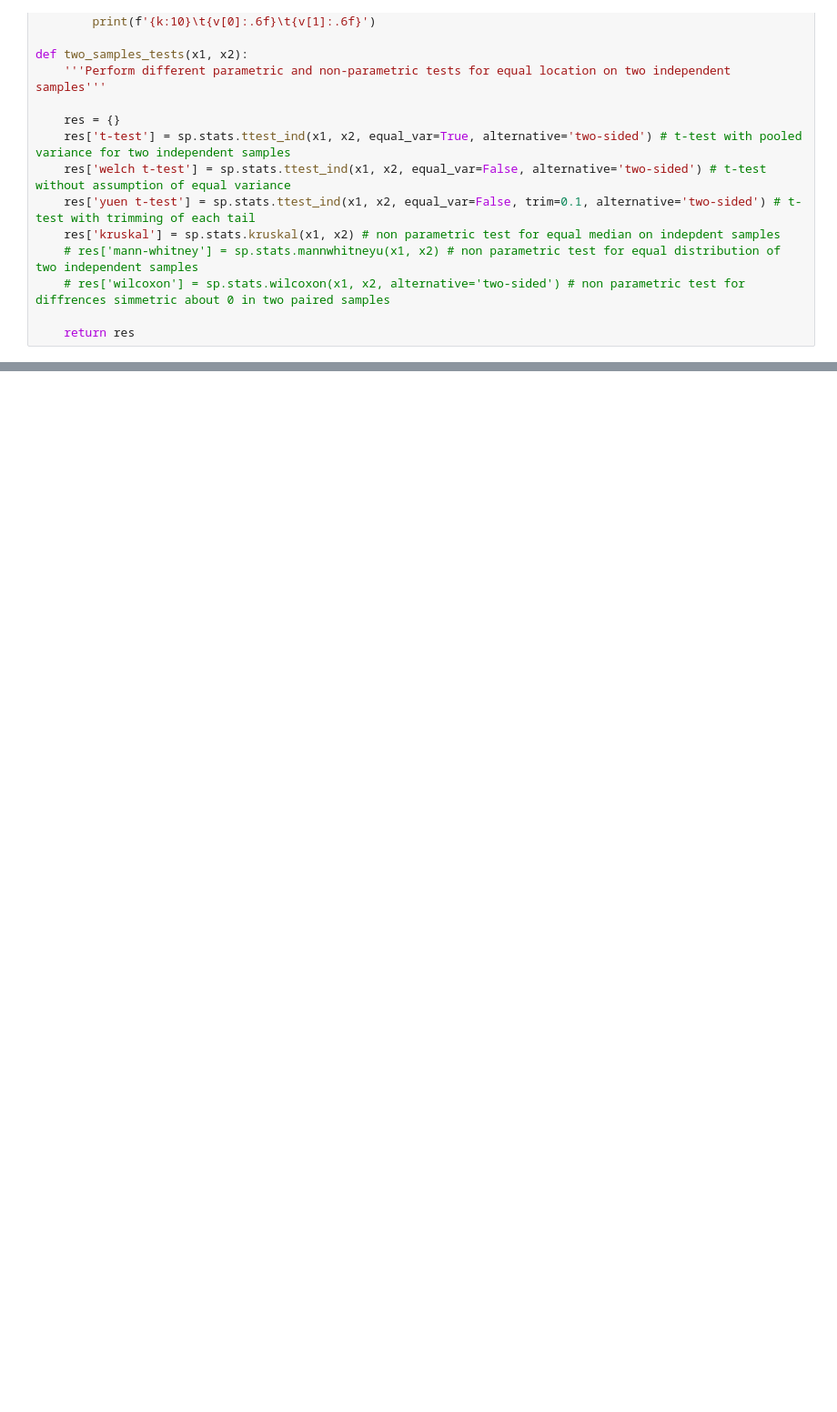
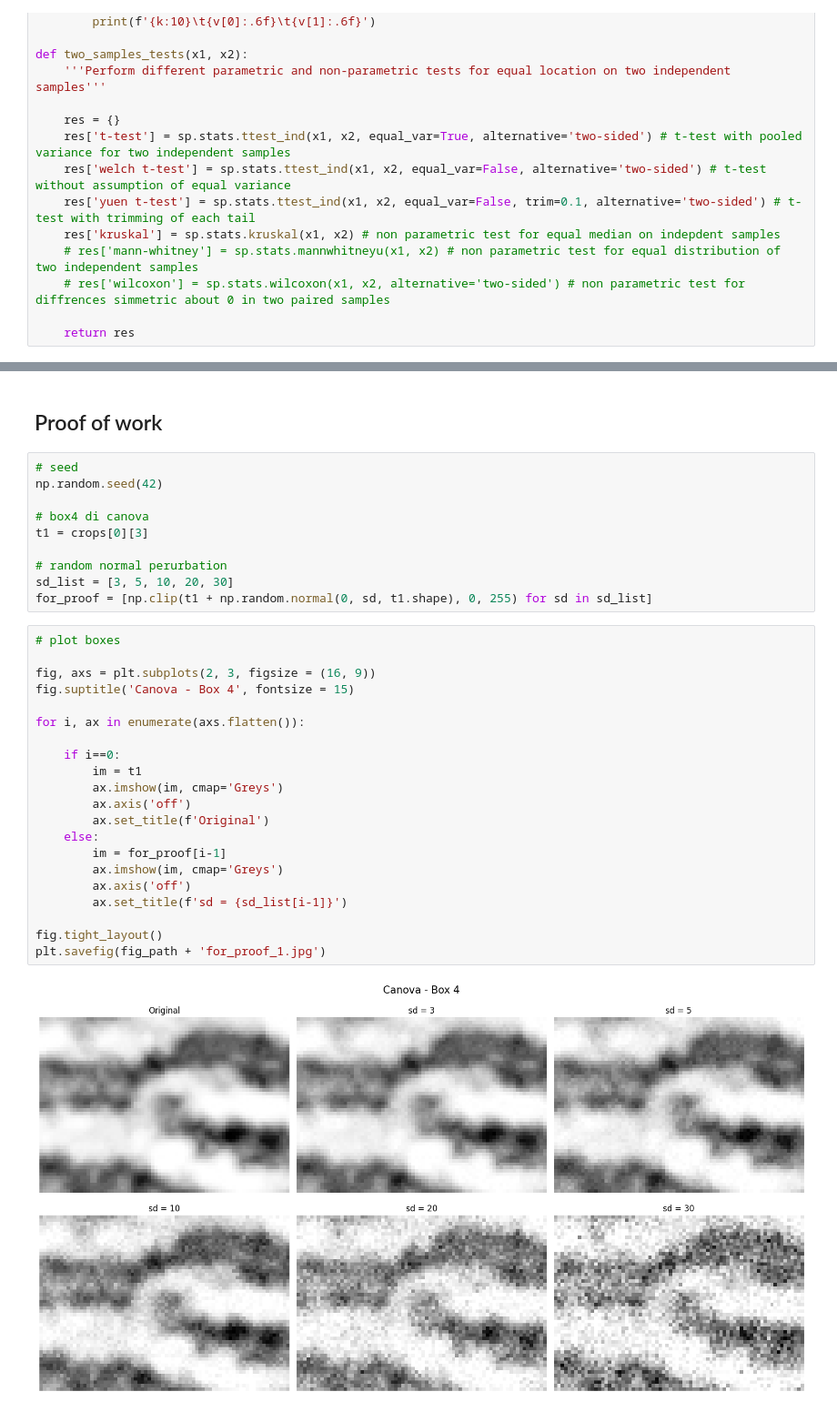
Before and after one commit to apiraccini/canova_fingerprints, a Jupyter notebook: final/analisi.ipynb, the cells around one changed output, grey strips where cells are left out. Shown at 91% size. Saved outputs shown, nothing was run; the diff lists cells and outputs as text; blank space fills up the shorter version.

```diff
--- a/final/analisi.ipynb
+++ b/final/analisi.ipynb
@@ -170,0 +206,35 @@ kruskal         9180.528487     0.000000
+# %% [markdown]
+## Proof of work
+# %%
+# seed
+np.random.seed(42)
+
+# box4 di canova
+t1 = crops[0][3]
+
+# random normal perurbation
+sd_list = [3, 5, 10, 20, 30]
+for_proof = [np.clip(t1 + np.random.normal(0, sd, t1.shape), 0, 255) for sd in sd_list]
+# %%
+# plot boxes
+
+fig, axs = plt.subplots(2, 3, figsize = (16, 9))
+fig.suptitle('Canova - Box 4', fontsize = 15)
+
+for i, ax in enumerate(axs.flatten()):
+
+    if i==0:
+        im = t1
+        ax.imshow(im, cmap='Greys')
+        ax.axis('off')
+        ax.set_title(f'Original')
+    else:
+        im = for_proof[i-1]
+        ax.imshow(im, cmap='Greys')
+        ax.axis('off')
+        ax.set_title(f'sd = {sd_list[i-1]}')
+
+fig.tight_layout()
+plt.savefig(fig_path + 'for_proof_1.jpg')
+# %% [output]
+[figure, added]
```
Also changed, not shown: parts of 10 cells of this notebook, 2 other files.
